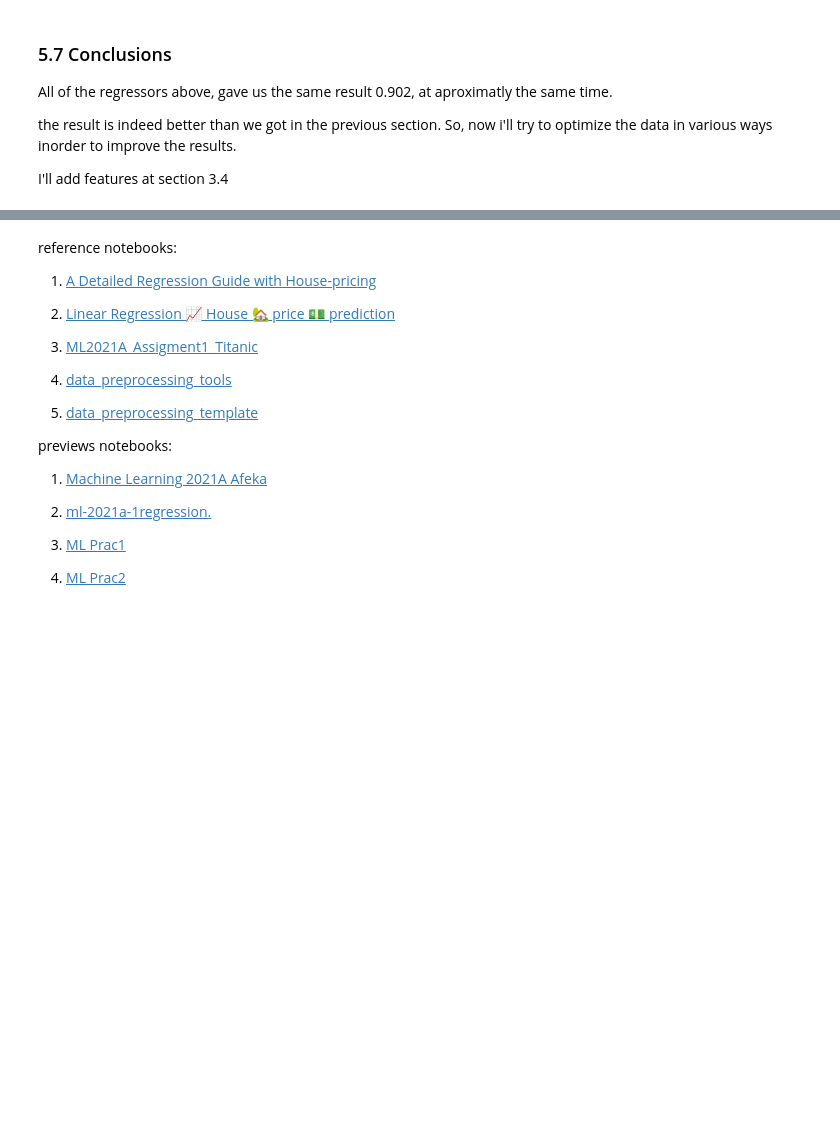
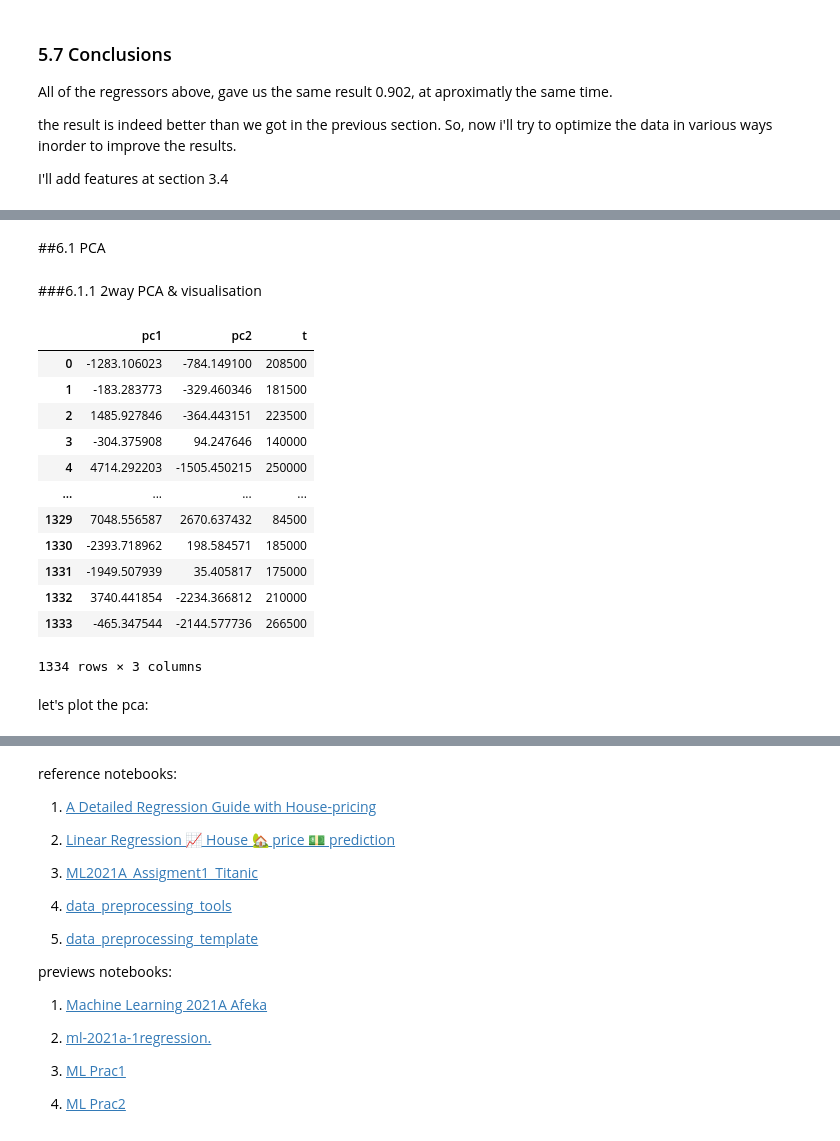
Before and after one commit to ShahaRaz/ML_House_Prices_Preds2021A, a Jupyter notebook: House_Prices_Predictions_HW4_.ipynb, the cells around one changed output, grey strips where cells are left out. Drawn from its saved outputs; the diff is of its cells as text; code cells hidden in the pictures; blank space fills up the shorter version.

```diff
--- a/House_Prices_Predictions_HW4_.ipynb
+++ b/House_Prices_Predictions_HW4_.ipynb
@@ -2465,0 +2443,33 @@ I'll add features at section 3.4
+# %% [markdown]
+##6.1 PCA
+# %% [markdown]
+###6.1.1 2way PCA & visualisation
+# %%
+from sklearn.decomposition import PCA
+#convert features with pca
+def convert_features_with_pca(df,num_pc=2,t=None):
+    pca = PCA(n_components=num_pc).fit(df)
+    transformed_df = pd.DataFrame(pca.transform(df), columns=['pc' + str(i) for i in range (1,num_pc+1)])
+    if t is not None:
+        transformed_df['t'] = t
+    return transformed_df
+
+
+train_visualize_pc2 = convert_features_with_pca(train_6_notarget_encoded,2,train_6_targets)
+display(train_visualize_pc2)
+# %% [output]
+|  | pc1 | pc2 | t |
+| 0 | -1283.106023 | -784.149100 | 208500 |
+| 1 | -183.283773 | -329.460346 | 181500 |
+| 2 | 1485.927846 | -364.443151 | 223500 |
+| 3 | -304.375908 | 94.247646 | 140000 |
+| 4 | 4714.292203 | -1505.450215 | 250000 |
+| ... | ... | ... | ... |
+| 1329 | 7048.556587 | 2670.637432 | 84500 |
+| 1330 | -2393.718962 | 198.584571 | 185000 |
+| 1331 | -1949.507939 | 35.405817 | 175000 |
+| 1332 | 3740.441854 | -2234.366812 | 210000 |
+| 1333 | -465.347544 | -2144.577736 | 266500 |
+1334 rows × 3 columns
+# %% [markdown]
+let's plot the pca:
```
Also changed, not shown: parts of 54 cells of this notebook.
